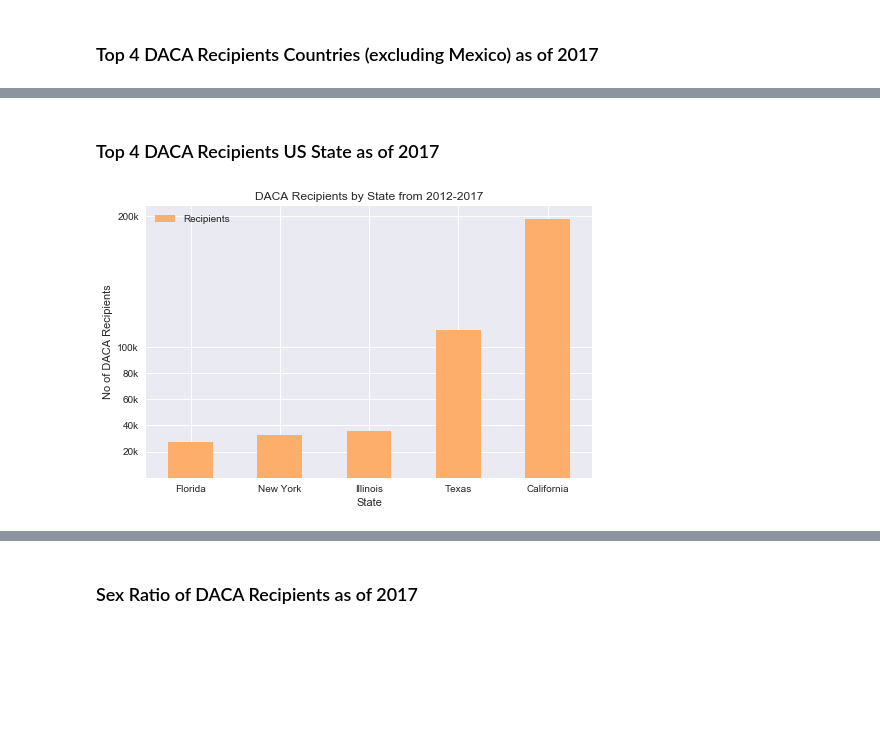
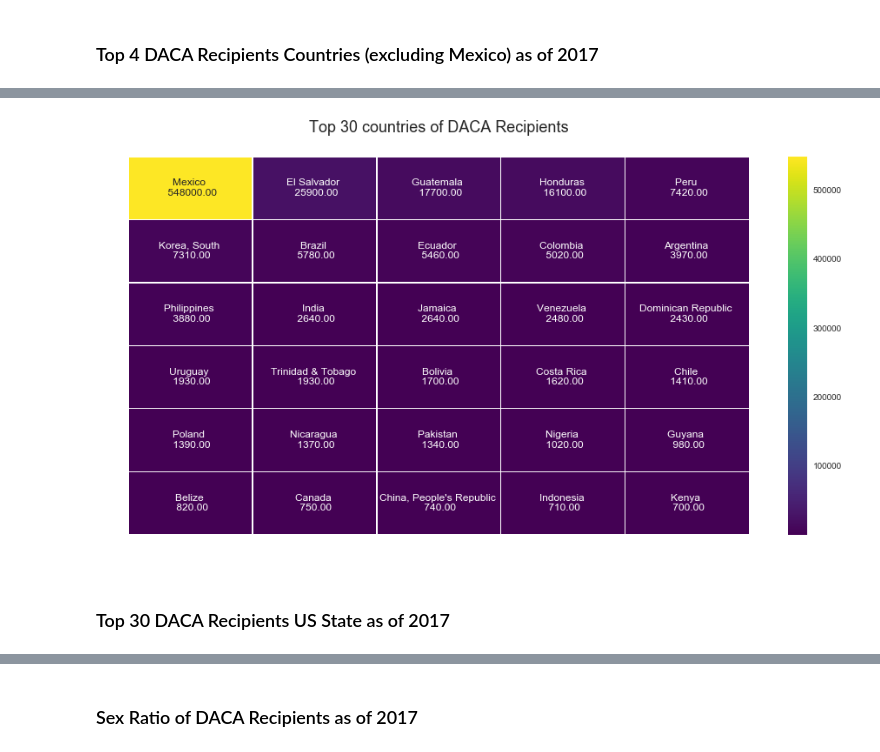
Before and after one commit to KirazG/datascience, a Jupyter notebook: capstone-project1/Inferential Statistics/Capstone-Project-Inferential-Statistics.ipynb, the cells around one changed output, grey strips where cells are left out. Saved outputs shown, nothing was run; the diff lists cells and outputs as text; code cells hidden in the pictures; blank space fills up the shorter version.

```diff
--- a/capstone-project1/Inferential Statistics/Capstone-Project-Inferential-Statistics.ipynb
+++ b/capstone-project1/Inferential Statistics/Capstone-Project-Inferential-Statistics.ipynb
@@ -75,14 +75,3 @@ df_case_status.describe()
 5. DACA Recipients by Sex
 # %% [markdown]
 ### Top 4 DACA Recipients Countries (excluding Mexico) as of 2017
-# %%
-df_rec_country = pd.read_excel('data/daca_recipients_country.xls',header=1)
-df_rec_country_top5 = df_rec_country.head(5)
-sns.set()
-df_rec_country_top5.sort_values(by='Recipients')[-5:4].plot(x='Country',figsize=(8,5),kind='bar',color=['#fdae6b','#a8ddb5','#9ecae1','#ece2f0','#a6bddb'])
-plt.xlabel('Country')
-plt.ylabel('No of DACA Recipients')
-plt.title('DACA Recipients by Country from 2012-2017 (Excluding Mexico)')
-plt.xticks(rotation=0)
-
-plt.show()
@@ -91,17 +95,23 @@ plt.show()
+# %%
+df_rec_country_top30 = df_rec_country.head(30)
+country_name = ((np.asarray(df_rec_country_top30['Country'])).reshape(6,5))
+count = ((np.asarray(df_rec_country_top30['Recipients'])).reshape(6,5))
+result = df_rec_country_top30.pivot(index='Yrows',columns='Xcols',values='Recipients')
+labels = (np.asarray(["{0} \n {1:.2f}".format(symb,value)
+                      for symb,value in zip(country_name.flatten(),
+                                            count.flatten())])
+         ).reshape(6,5)
+fig,ax = plt.subplots(figsize=(16,8))
+title = 'Top 30 countries of DACA Recipients'
+plt.title(title,fontsize = 18)
+ttl= ax.title
+ttl.set_position([0.5,1.05])
+ax.set_xticks([])
+ax.set_yticks([])
+ax.axis('off')
+sns.heatmap(result,annot=labels,fmt="",cmap='viridis',linewidths=0.30,ax=ax)
+plt.show()
+# %% [output]
+[figure, added]
 # %% [markdown]
-### Top 4 DACA Recipients US State as of 2017
+### Top 30 DACA Recipients US State as of 2017
-# %%
-df_rec_state = pd.read_excel('data/daca_recipients_state.xls',header=1)
-df_rec_state_top5 = df_rec_state.head(5)
-sns.set()
-df_rec_state_top5.sort_values(by='Recipients')[-5:].plot(x='State',kind='bar',figsize=(8,5),color=['#fdae6b','#a8ddb5','#9ecae1','#ece2f0','#a6bddb'])
-plt.xlabel('State')
-plt.ylabel('No of DACA Recipients')
-plt.title('DACA Recipients by State from 2012-2017')
-tick_val = [20000,40000,60000,80000,100000,200000]
-tick_lab = ['20k','40k','60k','80k','100k','200k',]
-plt.yticks(tick_val,tick_lab)
-plt.xticks(rotation=0)
-plt.show()
-# %% [output]
-[figure, removed]
```
Also changed, not shown: parts of 31 cells of this notebook.
